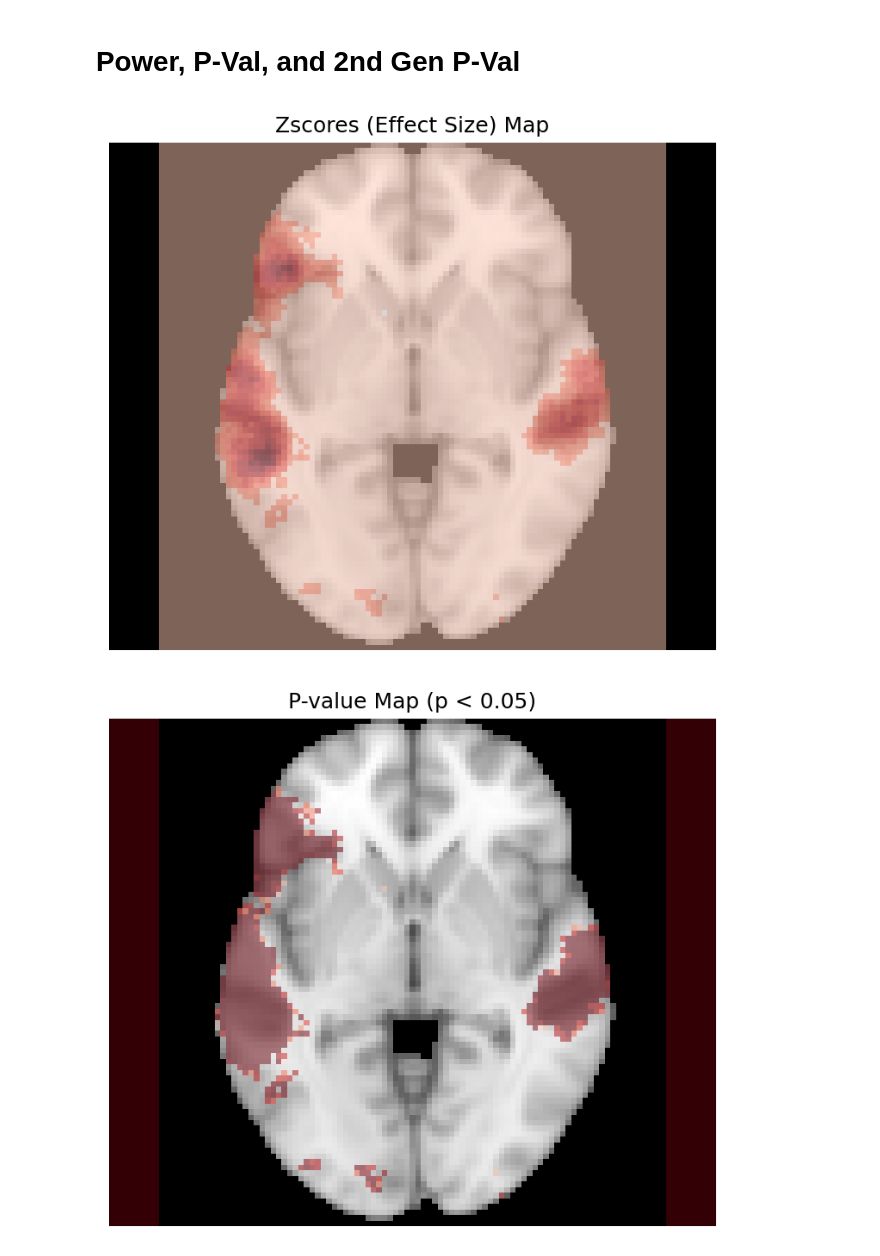
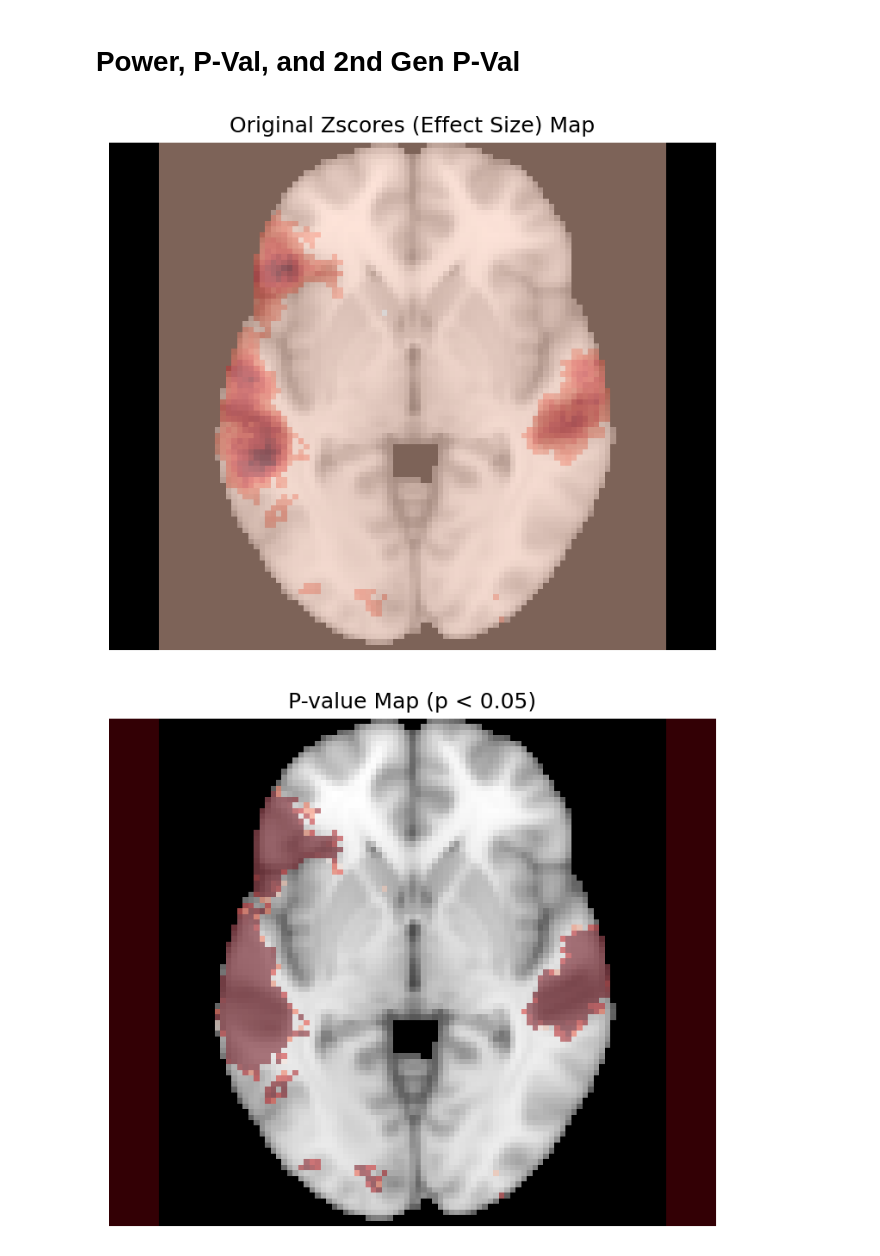
Before and after one commit to eplarocco/brain_science_for_ds, a Jupyter notebook: Power_PVal_2nd_Gen_PVal_Plots.ipynb, the cells around one changed output. Drawn from its saved outputs; the diff is of its cells as text; code cells hidden in the pictures.

```diff
--- a/Power_PVal_2nd_Gen_PVal_Plots.ipynb
+++ b/Power_PVal_2nd_Gen_PVal_Plots.ipynb
@@ -363,34 +363,34 @@ plt.show()
 # %%
 import numpy as np
 import nibabel as nib
 import matplotlib.pyplot as plt
 from scipy.ndimage import rotate
 
 # Load anatomical and contrast images
 anatomical = nib.load('anatomical.nii.gz').get_fdata()
 contrast_img = nib.load('language_association_test_z_FDR_0.01.nii.gz').get_fdata()
 
 # Define the slice index
 slice_idx = 35
 
 # Extract the anatomical and contrast slices
 anatomical_slice = anatomical[:, :, slice_idx]
 contrast_slice = contrast_img[:, :, slice_idx]
 
 # Rotate for visualization
 rotated_anatomical = np.flip(rotate(anatomical_slice, 90, reshape=False), axis=1)
 rotated_contrast = np.flip(rotate(contrast_slice, 90, reshape=False), axis=1)
 
 # Plot
 plt.figure(figsize=(5, 5), dpi=150)
 plt.imshow(rotated_anatomical, cmap='gray')
 plt.imshow(np.ma.masked_where(rotated_contrast == 0, rotated_contrast), cmap='Reds', alpha=0.5)
-plt.title(f"Zscores (Effect Size) Map", fontsize=12)
+plt.title(f"Original Zscores (Effect Size) Map", fontsize=12)
 plt.axis('off')
 plt.tight_layout()
 plt.show()
 # %% [output]
-[figure, old version]
+[figure, new version]
 # %%
 #Statistical P-Val
 
```
Also changed, not shown: parts of 6 cells of this notebook.
